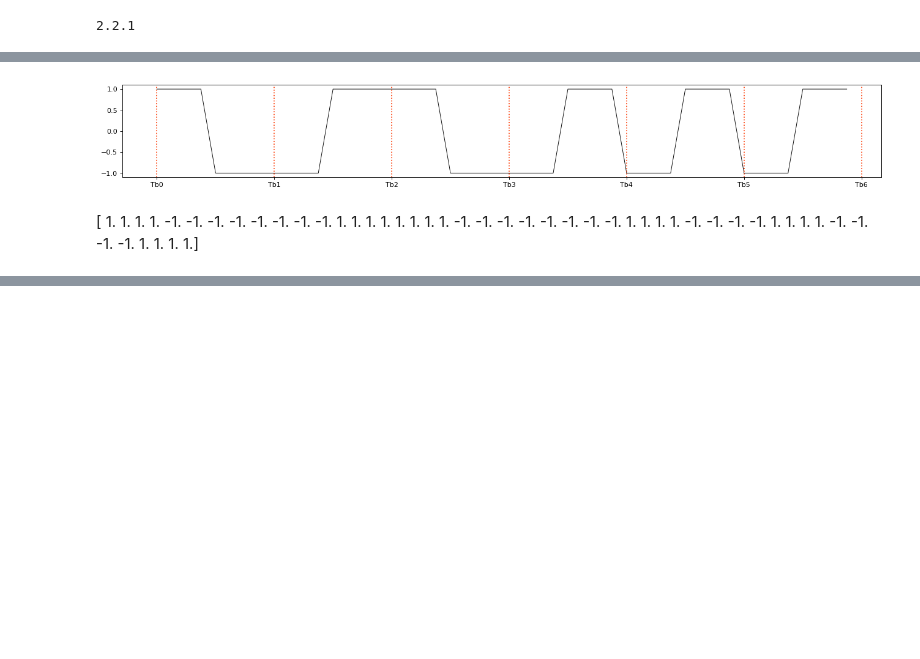
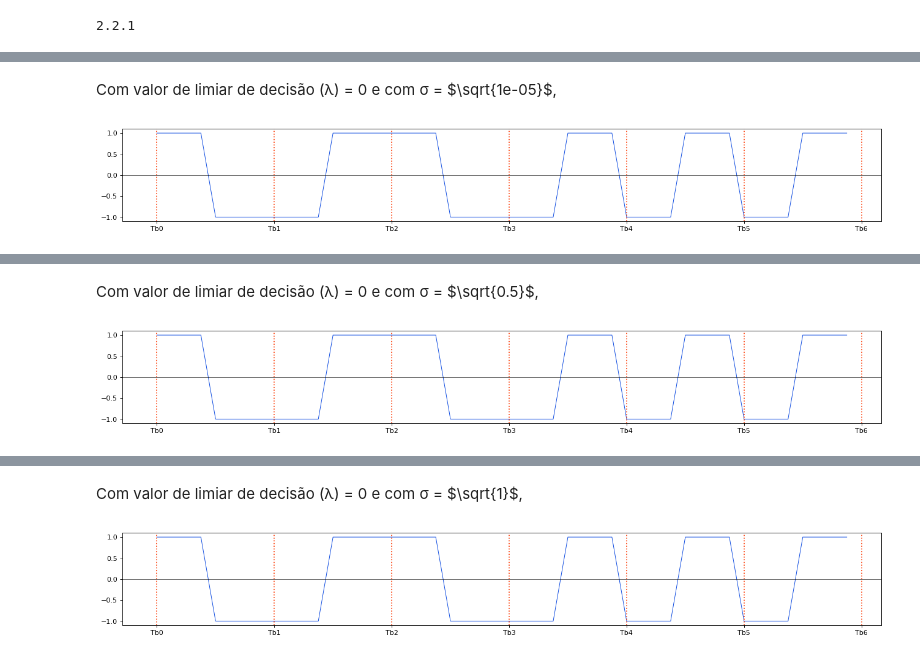
Before and after one commit to pedroamarocosta/CPSTP3, a Jupyter notebook: CPS+TP3.ipynb, the cells around one changed output, grey strips where cells are left out. Drawn from its saved outputs; the diff is of its cells as text; code cells hidden in the pictures; blank space fills up the shorter version.

```diff
--- a/CPS+TP3.ipynb
+++ b/CPS+TP3.ipynb
@@ -282,21 +298,21 @@ Wall time: 385 ms
 # %%
 %%time
 %matplotlib inline
-def adaptativeFilter(MessageWithAWGN):
+def adaptativeFilter(MessageWithAWGN, λ):
 
     BaseVector = unitManchesterTemplate(([1]), Voltage, Points).astype(float64)
     Result = empty(len(MessageWithAWGN))
 
     for x in range(int(len(MessageWithAWGN)/Points)):
-        if(dot(MessageWithAWGN[Points * x : Points * (x+1)], BaseVector)) >= 0 :
+        if(dot(MessageWithAWGN[Points * x : Points * (x+1)], BaseVector)) >= λ :
             Result[Points * x : Points * (x+1)] = unitManchesterTemplate(1, Voltage, Points)
         else:
             Result[Points * x : Points * (x+1)] = unitManchesterTemplate(0, Voltage, Points)
 
+
     Result = hstack(Result)
-
     plt.figure(figsize=(20, 2.5), dpi=80, facecolor='1')
-    plt.plot(Result, linewidth='0.8', color='xkcd:black')
+    plt.plot(Result, linewidth='0.8', color='xkcd:blue')
 
     plt.xticks(arange(0,len(Result),Points))
     plt.xticks(
@@ -305,11 +321,20 @@ def adaptativeFilter(MessageWithAWGN):
     )
     for VerticalLine in arange(0,len(Result)+Points,Points):
         plt.axvline(x=VerticalLine, color='xkcd:red orange', linestyle='dotted')
+    plt.axhline(y=λ, xmin=0, xmax=1, color='xkcd:black', linestyle='solid', linewidth='0.5')
     plt.show()
     return Result
 
 
-RecoveredMessage = adaptativeFilter(MessageWithAWGN)
-display(HTML("<p>" + str(RecoveredMessage) + "</p>"))
-display(HTML('<br>'))
+λ = 0
+i = 0
+Values = [0.1e-04, 0.5, 1, 2, 16]
+PartitionSize = int((len(ArrayOfMessagesWithAWGN)/len(Values)))
+for V in Values:
+    display(HTML('<hr>'))
+    display(HTML("<p>Com valor de limiar de decisão (λ) = " + str(λ)  + " e com σ = " + '$\sqrt{' + str(V) + '}$' + ",</p>"))
+    RecoveredMessage = adaptativeFilter(ArrayOfMessagesWithAWGN[i * PartitionSize : (i+1) * PartitionSize], λ)
+    i += 1
+    #display(HTML("<p>" + str(RecoveredMessage) + "</p>"))
+    display(HTML('<br>'))
 # %% [output]
@@ -316,2 +342,2 @@ display(HTML('<br>'))
+Com valor de limiar de decisão (λ) = 0 e com σ = $\sqrt{1e-05}$,
-[figure, old version]
+[figure, new version]
-[ 1. 1. 1. 1. -1. -1. -1. -1. -1. -1. -1. -1. 1. 1. 1. 1. 1. 1. 1. 1. -1. -1. -1. -1. -1. -1. -1. -1. 1. 1. 1. 1. -1. -1. -1. -1. 1. 1. 1. 1. -1. -1. -1. -1. 1. 1. 1. 1.]
@@ -318,0 +346,2 @@ display(HTML('<br>'))
+Com valor de limiar de decisão (λ) = 0 e com σ = $\sqrt{0.5}$,
+[figure, added]
@@ -318,0 +350,2 @@ display(HTML('<br>'))
+Com valor de limiar de decisão (λ) = 0 e com σ = $\sqrt{1}$,
+[figure, added]
```
Also changed, not shown: parts of 6 cells of this notebook.
